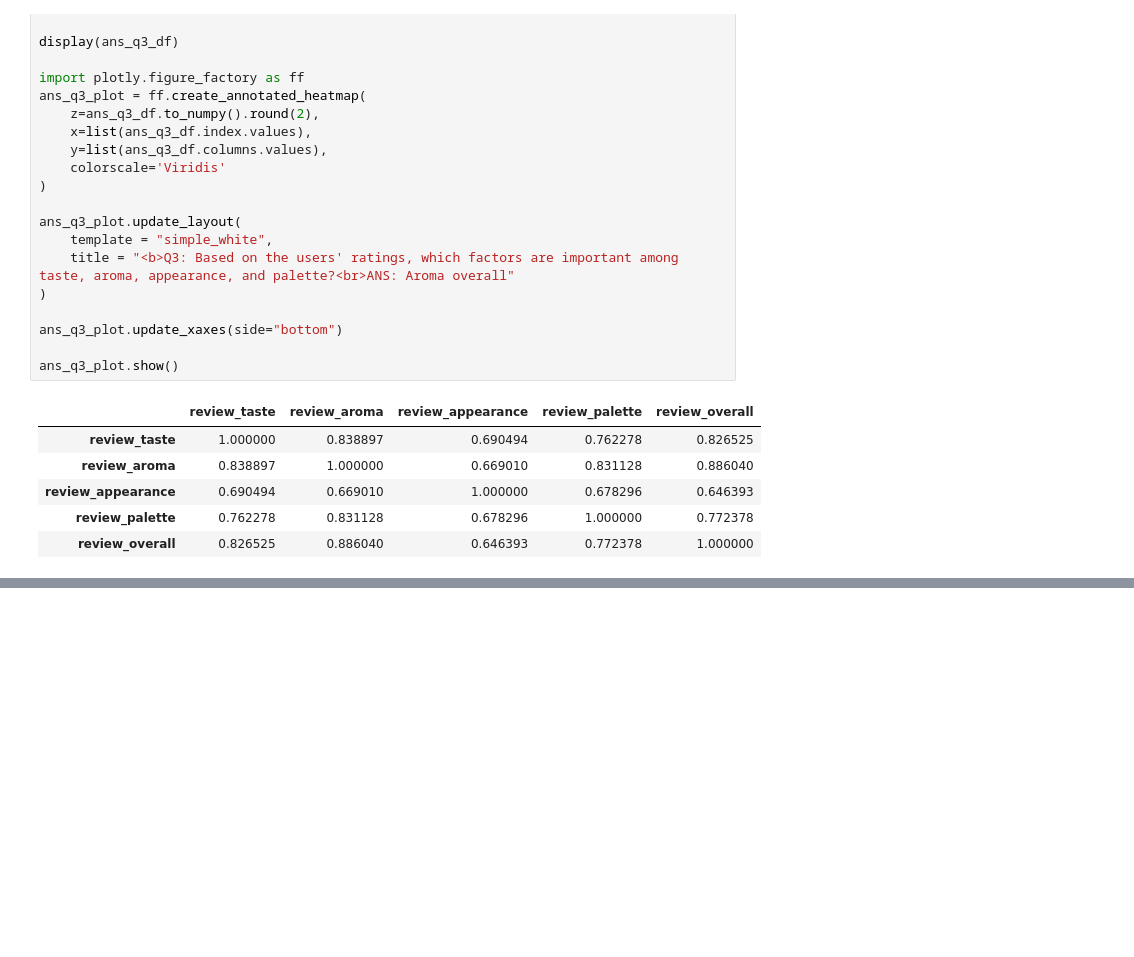
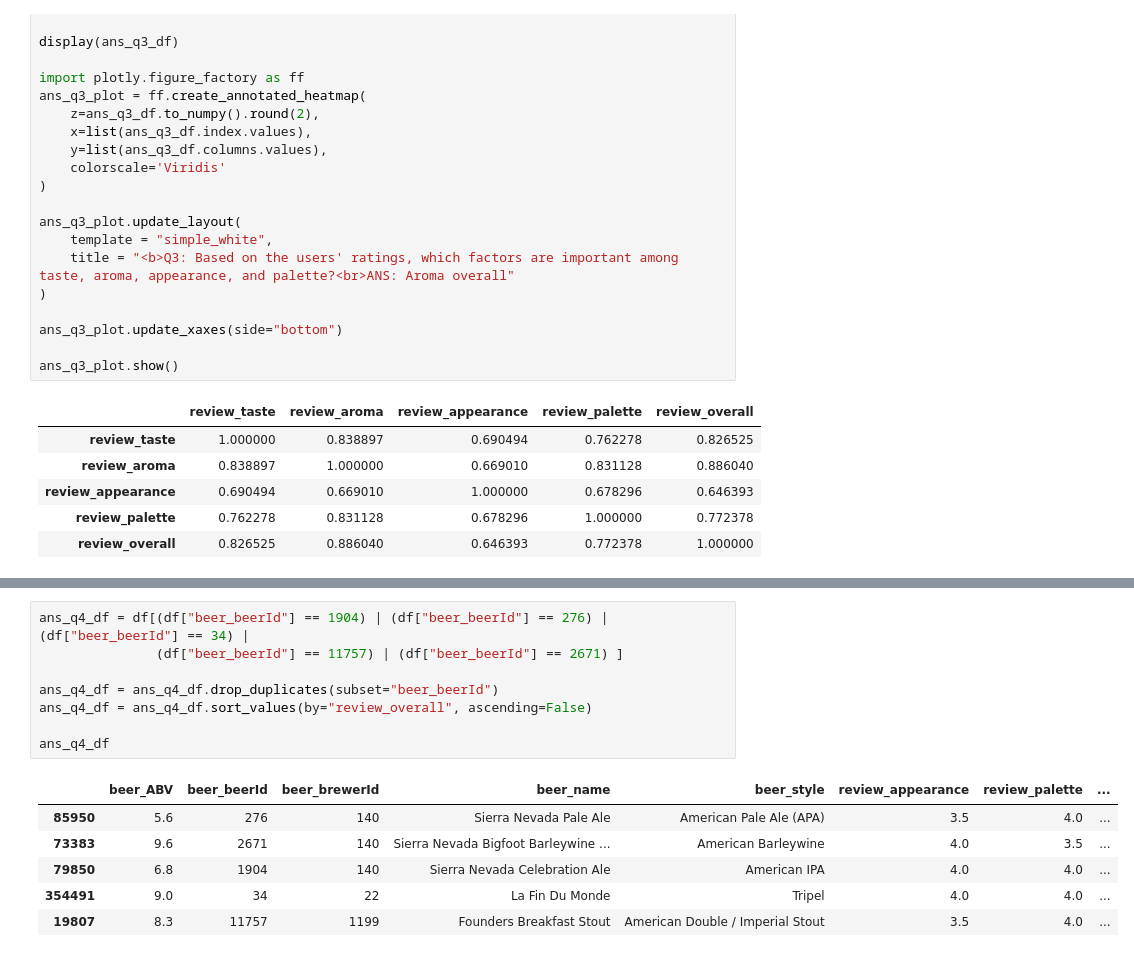
Before and after one commit to Noel-Ocean/Projects_Selected, a Jupyter notebook: EvolentHealth_BestBeer.ipynb, the cells around one changed output, grey strips where cells are left out. Saved outputs shown, nothing was run; the diff lists cells and outputs as text; blank space fills up the shorter version.

```diff
--- a/EvolentHealth_BestBeer.ipynb
+++ b/EvolentHealth_BestBeer.ipynb
@@ -299,0 +317,15 @@ df.head()
+# %%
+ans_q4_df = df[(df["beer_beerId"] == 1904) | (df["beer_beerId"] == 276) | (df["beer_beerId"] == 34) |
+               (df["beer_beerId"] == 11757) | (df["beer_beerId"] == 2671) ]
+
+ans_q4_df = ans_q4_df.drop_duplicates(subset="beer_beerId")
+ans_q4_df = ans_q4_df.sort_values(by="review_overall", ascending=False)
+
+ans_q4_df
+# %% [output]
+|  | beer_ABV | beer_beerId | beer_brewerId | beer_name | beer_style | review_appearance | review_palette | ... |
+| 85950 | 5.6 | 276 | 140 | Sierra Nevada Pale Ale | American Pale Ale (APA) | 3.5 | 4.0 | ... |
+| 73383 | 9.6 | 2671 | 140 | Sierra Nevada Bigfoot Barleywine ... | American Barleywine | 4.0 | 3.5 | ... |
+| 79850 | 6.8 | 1904 | 140 | Sierra Nevada Celebration Ale | American IPA | 4.0 | 4.0 | ... |
+| 354491 | 9.0 | 34 | 22 | La Fin Du Monde | Tripel | 4.0 | 4.0 | ... |
+| 19807 | 8.3 | 11757 | 1199 | Founders Breakfast Stout | American Double / Imperial Stout | 3.5 | 4.0 | ... |
```
Also changed, not shown: parts of 8 cells of this notebook.
